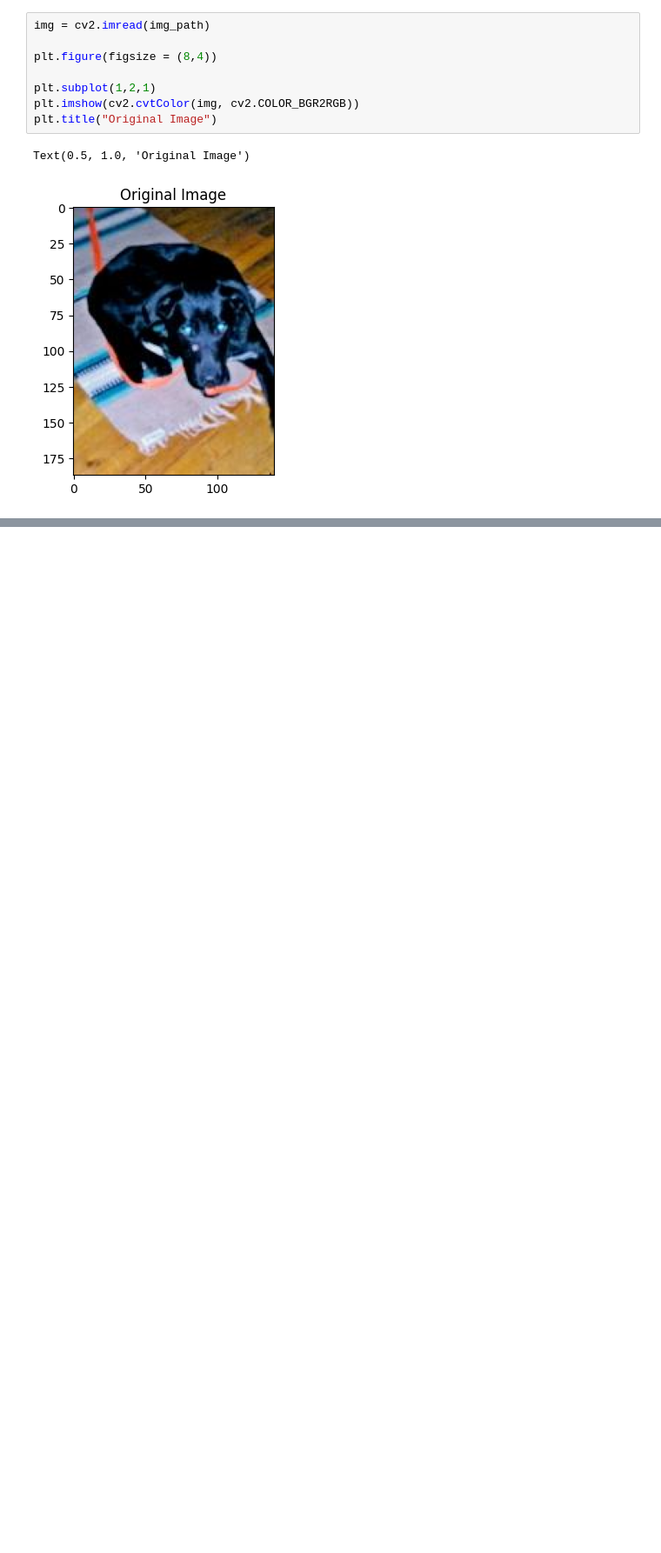
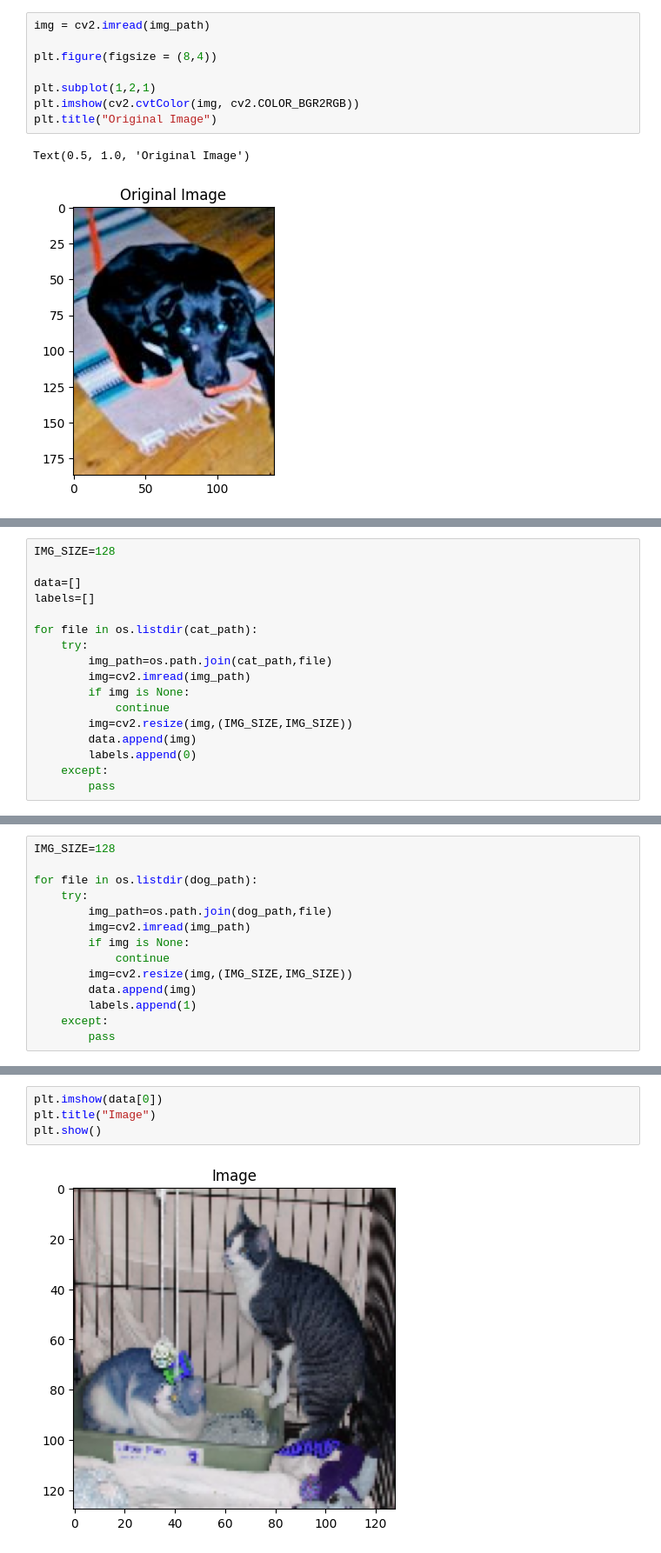
Before and after one commit to Fatima-05/GDGOC-AI-ML, a Jupyter notebook: Class16.ipynb, the cells around one changed output, grey strips where cells are left out. Shown at 87% size. Drawn from its saved outputs; the diff is of its cells as text; blank space fills up the shorter version.

```diff
--- a/Class16.ipynb
+++ b/Class16.ipynb
@@ -132,0 +135,17 @@ Text(0.5, 1.0, 'Original Image')
+# %%
+IMG_SIZE=128
+
+data=[]
+labels=[]
+
+for file in os.listdir(cat_path):
+    try:
+        img_path=os.path.join(cat_path,file)
+        img=cv2.imread(img_path)
+        if img is None:
+            continue
+        img=cv2.resize(img,(IMG_SIZE,IMG_SIZE))
+        data.append(img)
+        labels.append(0)
+    except:
+        pass
@@ -132,0 +158,14 @@ Text(0.5, 1.0, 'Original Image')
+# %%
+IMG_SIZE=128
+
+for file in os.listdir(dog_path):
+    try:
+        img_path=os.path.join(dog_path,file)
+        img=cv2.imread(img_path)
+        if img is None:
+            continue
+        img=cv2.resize(img,(IMG_SIZE,IMG_SIZE))
+        data.append(img)
+        labels.append(1)
+    except:
+        pass
@@ -132,0 +181,6 @@ Text(0.5, 1.0, 'Original Image')
+# %%
+plt.imshow(data[0])
+plt.title("Image")
+plt.show()
+# %% [output]
+[figure, added]
```
Also changed, not shown: parts of 10 cells of this notebook.
